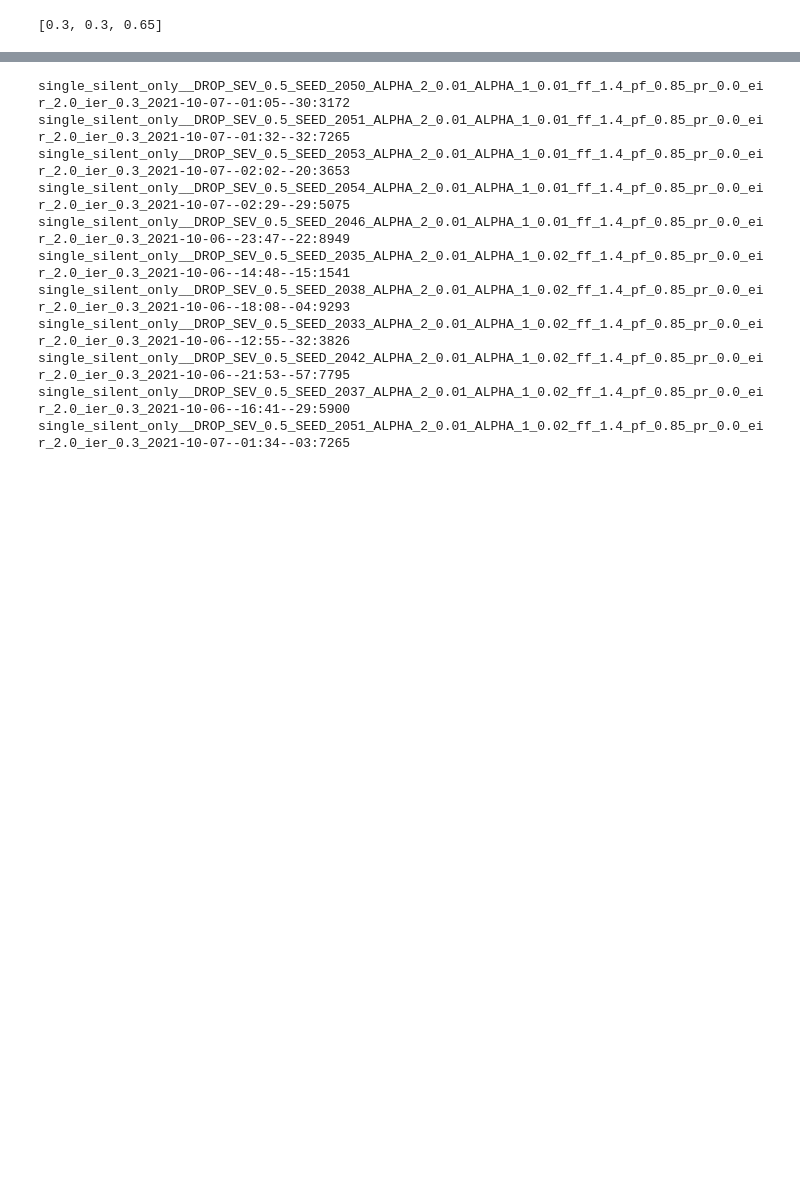
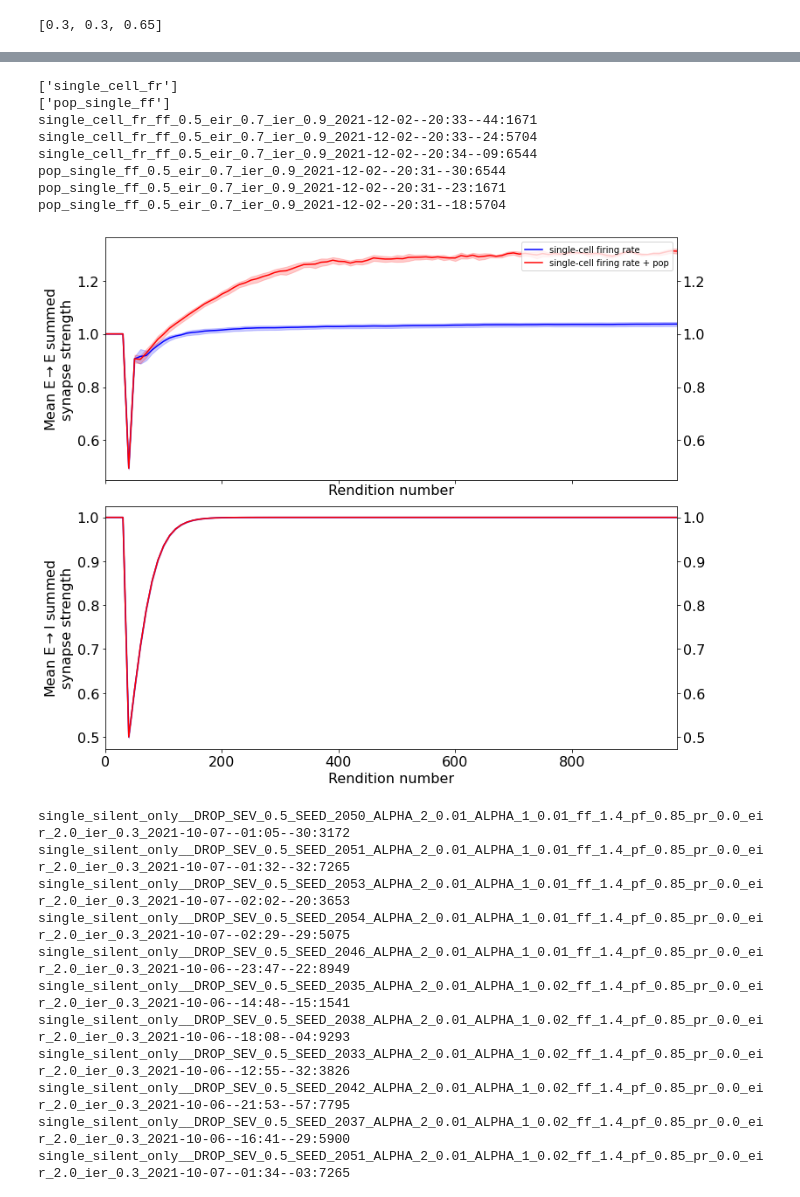
Before and after one commit to davidgbe/synfire_chain_growth, a Jupyter notebook: paper_figures_21_05_05/paper_figs_circa_21_10/multiple_parametric_21_09_28/mini_homeostatic_ei_weight_setpoint_21_12_02/paper_figures_nb_21_05_06.ipynb, the cells around one changed output, grey strips where cells are left out. Cells and saved outputs as stored; diff of their text form; code cells hidden in the pictures; blank space fills up the shorter version.

```diff
--- a/paper_figures_21_05_05/paper_figs_circa_21_10/multiple_parametric_21_09_28/mini_homeostatic_ei_weight_setpoint_21_12_02/paper_figures_nb_21_05_06.ipynb
+++ b/paper_figures_21_05_05/paper_figs_circa_21_10/multiple_parametric_21_09_28/mini_homeostatic_ei_weight_setpoint_21_12_02/paper_figures_nb_21_05_06.ipynb
@@ -512,3 +493,24 @@ file_name_ext='all_3_silent')
+# %%
+timepoints = np.arange(0, 99)
+
+make_figure_2_plot([
+    'single_cell_fr',
+    'pop_single_ff',
+], labels=[
+    'single-cell firing rate',
+    'single-cell firing rate + pop',
+], condition_colors=['blue', 'red'], timepoints=timepoints, cap=99, offsets=np.zeros(3), vertical_spacing=0.,
+file_name_ext='all_3_silent')
+# %% [output]
+['single_cell_fr']
+['pop_single_ff']
+single_cell_fr_ff_0.5_eir_0.7_ier_0.9_2021-12-02--20:33--44:1671
+single_cell_fr_ff_0.5_eir_0.7_ier_0.9_2021-12-02--20:33--24:5704
+single_cell_fr_ff_0.5_eir_0.7_ier_0.9_2021-12-02--20:34--09:6544
+pop_single_ff_0.5_eir_0.7_ier_0.9_2021-12-02--20:31--30:6544
+pop_single_ff_0.5_eir_0.7_ier_0.9_2021-12-02--20:31--23:1671
+pop_single_ff_0.5_eir_0.7_ier_0.9_2021-12-02--20:31--18:5704
+[figure, added]
 # %%
 
 def extract_final_weight_stats(names, recovered_dir_names, timepoints):
```
Also changed, not shown: parts of 8 cells of this notebook, 55 other files.
